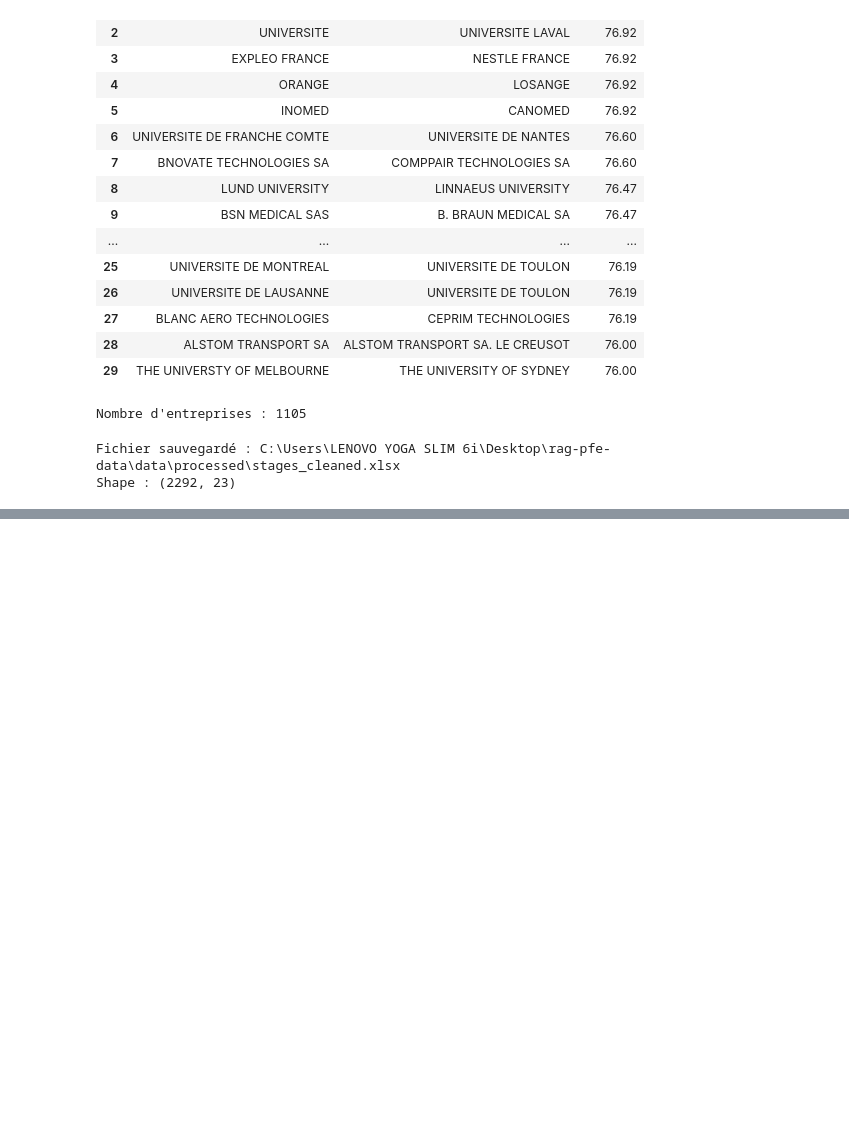
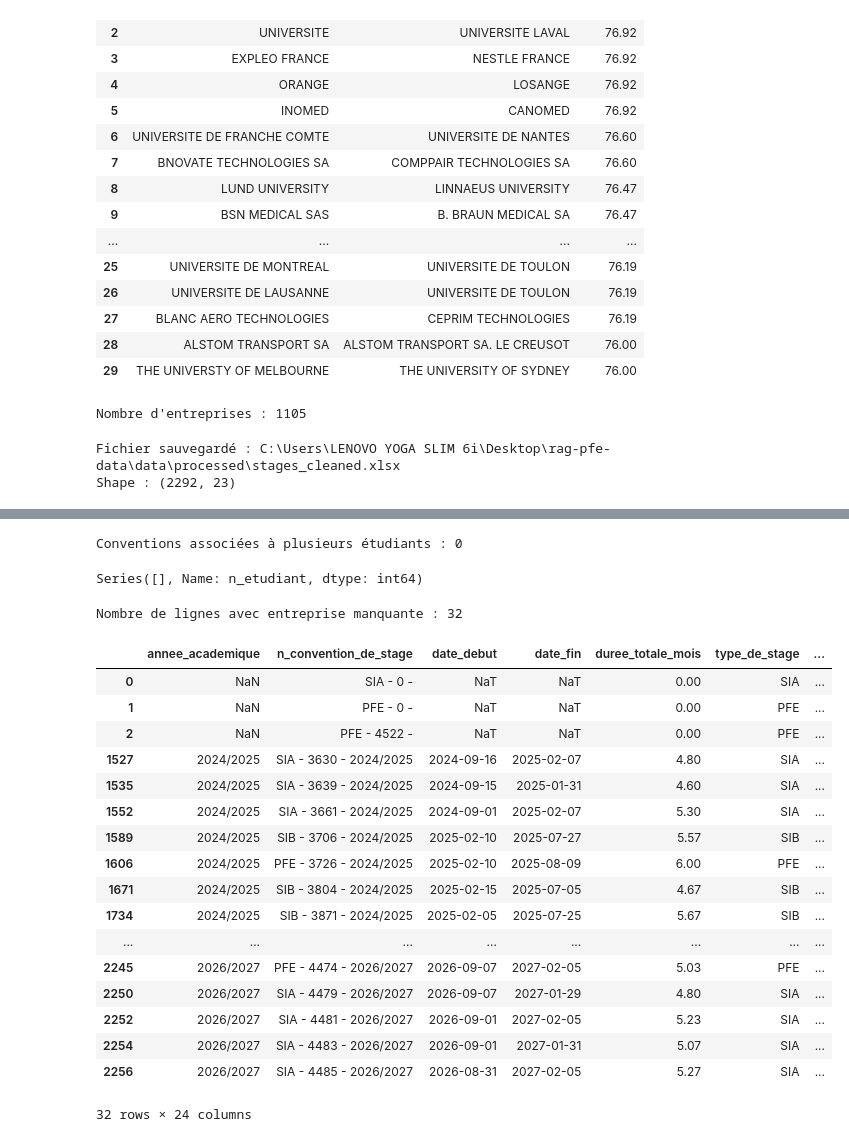
Before and after one commit to kraymis/rag-pfe-data, a Jupyter notebook: notebooks/02_data_cleaning.ipynb, the cells around one changed output, grey strips where cells are left out. Saved outputs shown, nothing was run; the diff lists cells and outputs as text; code cells hidden in the pictures; blank space fills up the shorter version.

```diff
--- a/notebooks/02_data_cleaning.ipynb
+++ b/notebooks/02_data_cleaning.ipynb
@@ -1909,0 +2047,28 @@ display(df.head())
+# %%
+df["duree_calculee_mois"] = (
+    (df["date_fin"] - df["date_debut"]).dt.days / 30.44
+)
+
+duration_check = df[
+    df["date_debut"].notna() &
+    df["date_fin"].notna() &
+    df["duree_totale_mois"].notna()
+].copy()
+
+duration_check["ecart_duree"] = (
+    duration_check["duree_totale_mois"]
+    - duration_check["duree_calculee_mois"]
+).abs()
+
+display(
+    duration_check[
+        duration_check["ecart_duree"] > 0.15
+    ][[
+        "n_etudiant",
+        "date_debut",
+        "date_fin",
+        "duree_totale_mois",
+        "duree_calculee_mois",
+        "ecart_duree"
+    ]]
+)
@@ -1909,0 +2116,45 @@ display(df.head())
+# %%
+convention_students = (
+    df.groupby("n_convention_de_stage")["n_etudiant"]
+      .nunique()
+)
+
+problematic_conventions = convention_students[
+    convention_students > 1
+]
+
+print(
+    f"Conventions associées à plusieurs étudiants : "
+    f"{len(problematic_conventions)}"
+)
+
+display(problematic_conventions)
+# %% [output]
+Conventions associées à plusieurs étudiants : 0
+Series([], Name: n_etudiant, dtype: int64)
+# %%
+entreprise_null = df[df["entreprise"].isna()]
+
+print(f"Nombre de lignes avec entreprise manquante : {len(entreprise_null)}")
+
+display(entreprise_null)
+# %% [output]
+Nombre de lignes avec entreprise manquante : 32
+|  | annee_academique | n_convention_de_stage | date_debut | date_fin | duree_totale_mois | type_de_stage | ... |
+| 0 | NaN | SIA - 0 - | NaT | NaT | 0.00 | SIA | ... |
+| 1 | NaN | PFE - 0 - | NaT | NaT | 0.00 | PFE | ... |
+| 2 | NaN | PFE - 4522 - | NaT | NaT | 0.00 | PFE | ... |
+| 1527 | 2024/2025 | SIA - 3630 - 2024/2025 | 2024-09-16 | 2025-02-07 | 4.80 | SIA | ... |
+| 1535 | 2024/2025 | SIA - 3639 - 2024/2025 | 2024-09-15 | 2025-01-31 | 4.60 | SIA | ... |
+| 1552 | 2024/2025 | SIA - 3661 - 2024/2025 | 2024-09-01 | 2025-02-07 | 5.30 | SIA | ... |
+| 1589 | 2024/2025 | SIB - 3706 - 2024/2025 | 2025-02-10 | 2025-07-27 | 5.57 | SIB | ... |
+| 1606 | 2024/2025 | PFE - 3726 - 2024/2025 | 2025-02-10 | 2025-08-09 | 6.00 | PFE | ... |
+| 1671 | 2024/2025 | SIB - 3804 - 2024/2025 | 2025-02-15 | 2025-07-05 | 4.67 | SIB | ... |
+| 1734 | 2024/2025 | SIB - 3871 - 2024/2025 | 2025-02-05 | 2025-07-25 | 5.67 | SIB | ... |
+| ... | ... | ... | ... | ... | ... | ... | ... |
+| 2245 | 2026/2027 | PFE - 4474 - 2026/2027 | 2026-09-07 | 2027-02-05 | 5.03 | PFE | ... |
+| 2250 | 2026/2027 | SIA - 4479 - 2026/2027 | 2026-09-07 | 2027-01-29 | 4.80 | SIA | ... |
+| 2252 | 2026/2027 | SIA - 4481 - 2026/2027 | 2026-09-01 | 2027-02-05 | 5.23 | SIA | ... |
+| 2254 | 2026/2027 | SIA - 4483 - 2026/2027 | 2026-09-01 | 2027-01-31 | 5.07 | SIA | ... |
+| 2256 | 2026/2027 | SIA - 4485 - 2026/2027 | 2026-08-31 | 2027-02-05 | 5.27 | SIA | ... |
+32 rows × 24 columns
```
Also changed, not shown: parts of 21 cells of this notebook, 3 other files.
